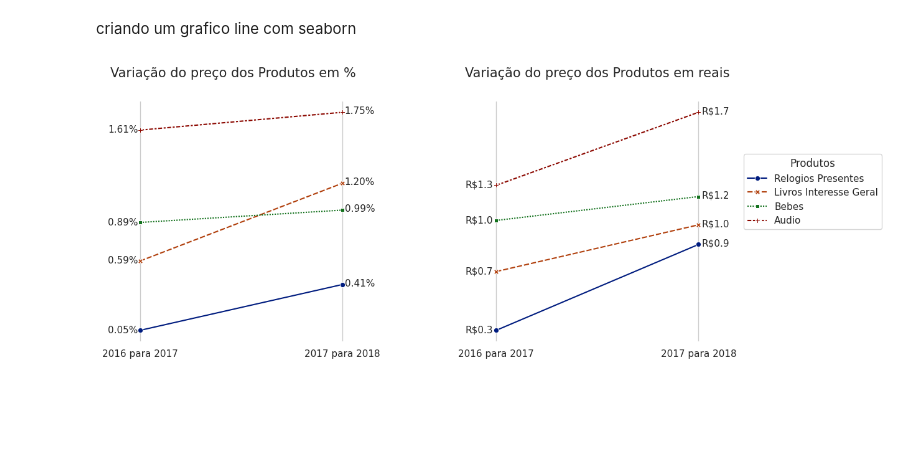
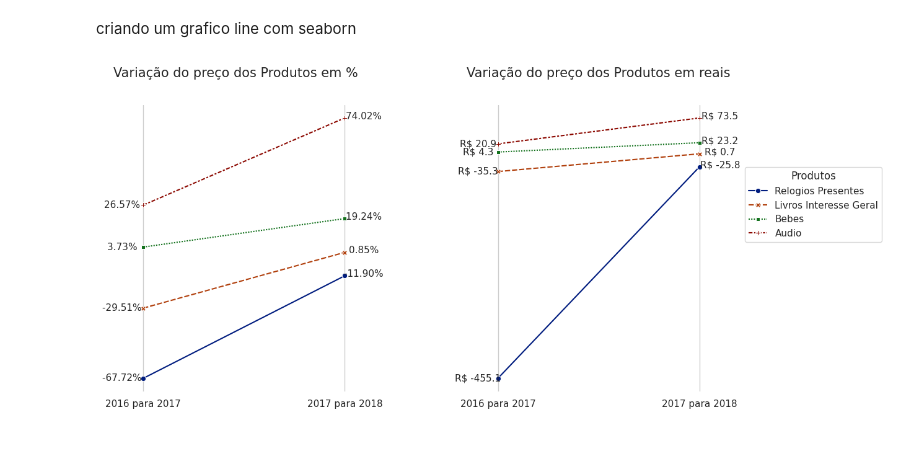
Before and after one commit to kaladabrio2020/Compass.Uol.DataScience, a Jupyter notebook: Sprint 01/ProjetoSprint01/ProjetoSprint01.ipynb, the cells around one changed output. Cells and saved outputs as stored; diff of their text form; code cells hidden in the pictures; blank space fills up the shorter version.

```diff
--- a/Sprint 01/ProjetoSprint01/ProjetoSprint01.ipynb
+++ b/Sprint 01/ProjetoSprint01/ProjetoSprint01.ipynb
@@ -772,7 +774,7 @@ barMelhores = sea.barplot( data = data.iloc[0:10,:],
 )
 
 # Grafico 2 = Piores receitas
-barPiores = sea.barplot(data=data.iloc[63:76,:],
+barPiores = sea.barplot(data=data.iloc[63:73,:],
     y='product_category_name', x='Receita', hue='product_category_name',width=0.9,
     palette = ['firebrick']*10  , ax = ax[1], legend=False
 )
@@ -790,7 +792,7 @@ for graph,ha in zip([barMelhores,barPiores],['black','white']):
 # Modificando Layout do grafico para deixar mais bonito
 for axis in ax.flatten():
     axis.set_xlabel('')
-    axis.set_ylabel('Categoria de Produtos',x=10,fontsize=17)
+    axis.set_ylabel('Categoria de Produtos',x=10,fontsize=20)
     axis.spines[['right','top','bottom']].set_visible(False)
     axis.tick_params('y', labelsize=20,)
     axis.tick_params('x', labelsize=20, top=False, labelbottom=False)
@@ -802,6 +804,6 @@ ax[0].set_title('Melhores Receitas',y=1.05,fontsize=25)
 
 #Modificando o Grafico 2
 ax[1].set_title('Piores Receitas',y=1.06,fontsize=25)       # Titulo
-ax[1].set_xlabel('Receita',fontsize=17)                     # Modificando eixo x
+ax[1].set_xlabel('Receita',fontsize=20)                     # Modificando eixo x
 plt.show()
 # %% [output]
@@ -1032,7 +1046,7 @@ def inflacaoData(data:pd.DataFrame):
         preco   = selecao['media_preco'].values.tolist()
 
         for i in range(1, len(preco)):
-            inflacao = ((preco[i] / preco[i-1])/preco[i-1])*100
+            inflacao = ((preco[i] - preco[i-1])/preco[i-1])*100
             reais    = preco[i-1]*(inflacao/100)
             dicionario['produtos'].append(column)
             dicionario['ano'].append(selecao['Anos'].iloc[i])
@@ -1051,7 +1066,7 @@ inflacaoDf['produtos'] = inflacaoDf['produtos'].str.title()
 # %% [markdown]
 criando um grafico line com seaborn
 # %%
-fig, ax = plt.subplots(nrows=1, ncols=2, figsize=(12, 5))
+fig, ax = plt.subplots(nrows=1, ncols=2, figsize=(12, 6))
 fig.subplots_adjust(wspace=0.6)
 sea.set_theme(context='notebook',style='ticks')
 
@@ -1059,38 +1074,38 @@ columns = ['porcentagem','reais']
 for column, axis in zip(columns, ax.flatten()):
     legends = (True if column=='reais' else False)
 
     sea.lineplot(
         inflacaoDf, x='ano', y=column, ax=axis, legend= legends,
         hue = 'produtos', style = "produtos", markers=True, palette=sea.color_palette('dark', n_colors=4)
     )
-
     axis.set_ylabel('')
     axis.set_xlabel('')
+    #tirando todos os eixos do grafico
     axis.spines[['right','top','bottom','left']].set_visible(False)
     axis.grid(True,axis='x')
     axis.set_xticks([2017,2018],labels=['2016 para 2017','2017 para 2018'])
     axis.set_yticks([])
 
     # Colocanco anotação no lineplot
     for index, row in inflacaoDf.iterrows():
         # compressao das condições para fazer tudo em uma linha
         char = (
-            f'{row[column]:.2f}%' if (column == 'porcentagem') else f'R${row[column]:.1f}'
+            f'{row[column]:.2f}% ' if (column == 'porcentagem') else f'R$ {row[column]:.1f}'
             )
 
         if row['ano']==2017:
             axis.annotate(char, (row['ano'], row[column]), textcoords="offset points",
-                            xytext=(-20,-3), ha='center',size=11)
+                            xytext=(-23,-3), ha='center',size=11)
         else:
             axis.annotate(char, (row['ano'], row[column]), textcoords="offset points",
-                           xytext=(20,-2), ha='center', size=11)
+                           xytext=(24,-1), ha='center', size=11)
 
 ax[0].set_title('Variação do preço dos Produtos em %    ', size=15, y=1.08)
 ax[1].set_title('Variação do preço dos Produtos em reais', size=15, y=1.08)
 ax[1].legend(bbox_to_anchor=(0,0.8,1.8,0)).set_title('Produtos')
 plt.show()
 # %% [output]
-[figure, old version]
+[figure, new version]
 # %% [markdown]
 &nbsp;
 # %% [markdown]
```
Also changed, not shown: parts of 20 cells of this notebook, 1 other file.
